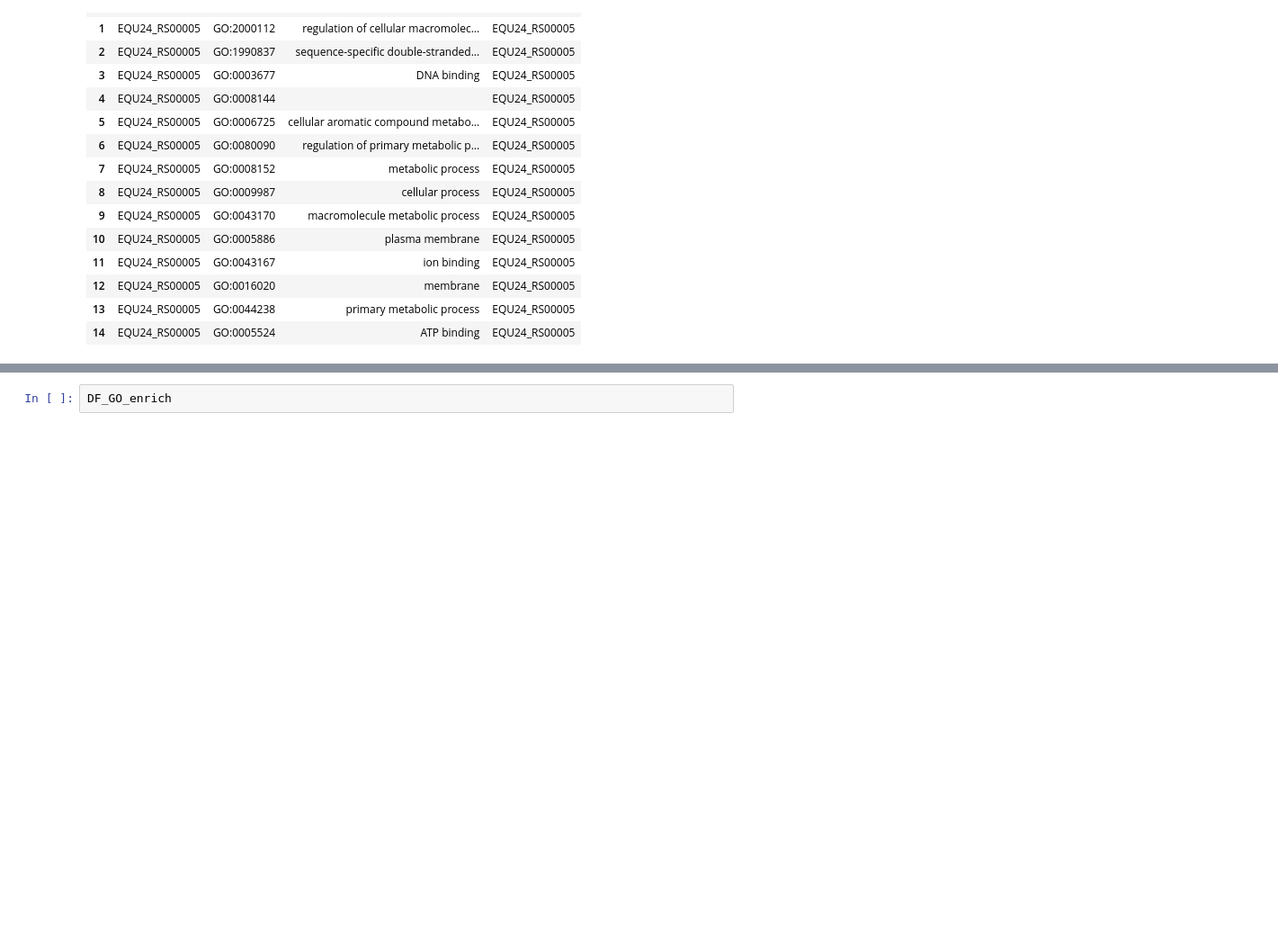
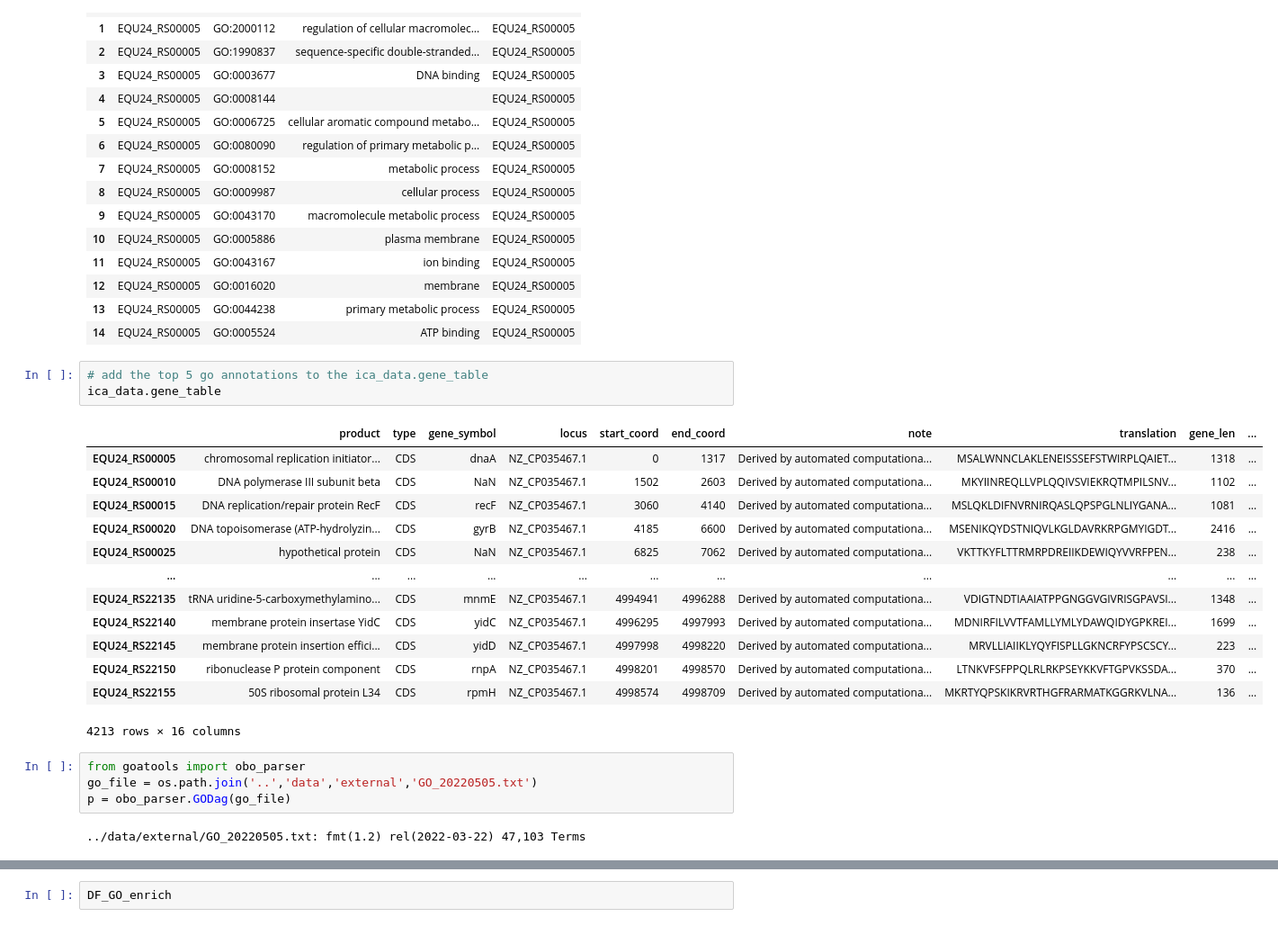
Before and after one commit to erinhwilson/modulome-workflow, a Jupyter notebook: 5_characterize_iModulons/2_iModulon_characterization_Erin.ipynb, the cells around one changed output, grey strips where cells are left out. Shown: that part at 90% size. Cells and saved outputs as stored; diff of their text form; blank space fills up the shorter version.

Commit message:
adding go terms to ica gene table

```diff
--- a/5_characterize_iModulons/2_iModulon_characterization_Erin.ipynb
+++ b/5_characterize_iModulons/2_iModulon_characterization_Erin.ipynb
@@ -240,3 +240,26 @@ DF_GO.head(15)
 | 12 | EQU24_RS00005 | GO:0016020 | membrane | EQU24_RS00005 |
 | 13 | EQU24_RS00005 | GO:0044238 | primary metabolic process | EQU24_RS00005 |
 | 14 | EQU24_RS00005 | GO:0005524 | ATP binding | EQU24_RS00005 |
+# %%
+# add the top 5 go annotations to the ica_data.gene_table
+ica_data.gene_table
+# %% [output]
+|  | product | type | gene_symbol | locus | start_coord | end_coord | note | translation | gene_len | ... |
+| EQU24_RS00005 | chromosomal replication initiator... | CDS | dnaA | NZ_CP035467.1 | 0 | 1317 | Derived by automated computationa... | MSALWNNCLAKLENEISSSEFSTWIRPLQAIET... | 1318 | ... |
+| EQU24_RS00010 | DNA polymerase III subunit beta | CDS | NaN | NZ_CP035467.1 | 1502 | 2603 | Derived by automated computationa... | MKYIINREQLLVPLQQIVSVIEKRQTMPILSNV... | 1102 | ... |
+| EQU24_RS00015 | DNA replication/repair protein RecF | CDS | recF | NZ_CP035467.1 | 3060 | 4140 | Derived by automated computationa... | MSLQKLDIFNVRNIRQASLQPSPGLNLIYGANA... | 1081 | ... |
+| EQU24_RS00020 | DNA topoisomerase (ATP-hydrolyzin... | CDS | gyrB | NZ_CP035467.1 | 4185 | 6600 | Derived by automated computationa... | MSENIKQYDSTNIQVLKGLDAVRKRPGMYIGDT... | 2416 | ... |
+| EQU24_RS00025 | hypothetical protein | CDS | NaN | NZ_CP035467.1 | 6825 | 7062 | Derived by automated computationa... | VKTTKYFLTTRMRPDREIIKDEWIQYVVRFPEN... | 238 | ... |
+| ... | ... | ... | ... | ... | ... | ... | ... | ... | ... | ... |
+| EQU24_RS22135 | tRNA uridine-5-carboxymethylamino... | CDS | mnmE | NZ_CP035467.1 | 4994941 | 4996288 | Derived by automated computationa... | VDIGTNDTIAAIATPPGNGGVGIVRISGPAVSI... | 1348 | ... |
+| EQU24_RS22140 | membrane protein insertase YidC | CDS | yidC | NZ_CP035467.1 | 4996295 | 4997993 | Derived by automated computationa... | MDNIRFILVVTFAMLLYMLYDAWQIDYGPKREI... | 1699 | ... |
+| EQU24_RS22145 | membrane protein insertion effici... | CDS | yidD | NZ_CP035467.1 | 4997998 | 4998220 | Derived by automated computationa... | MRVLLIAIIKLYQYFISPLLGKNCRFYPSCSCY... | 223 | ... |
+| EQU24_RS22150 | ribonuclease P protein component | CDS | rnpA | NZ_CP035467.1 | 4998201 | 4998570 | Derived by automated computationa... | LTNKVFSFPPQLRLRKPSEYKKVFTGPVKSSDA... | 370 | ... |
+| EQU24_RS22155 | 50S ribosomal protein L34 | CDS | rpmH | NZ_CP035467.1 | 4998574 | 4998709 | Derived by automated computationa... | MKRTYQPSKIKRVRTHGFRARMATKGGRKVLNA... | 136 | ... |
+4213 rows × 16 columns
+# %%
+from goatools import obo_parser
+go_file = os.path.join('..','data','external','GO_20220505.txt')
+p = obo_parser.GODag(go_file)
+# %% [output]
+../data/external/GO_20220505.txt: fmt(1.2) rel(2022-03-22) 47,103 Terms
```
Also changed, not shown: parts of 7 cells of this notebook, 1 other file.
